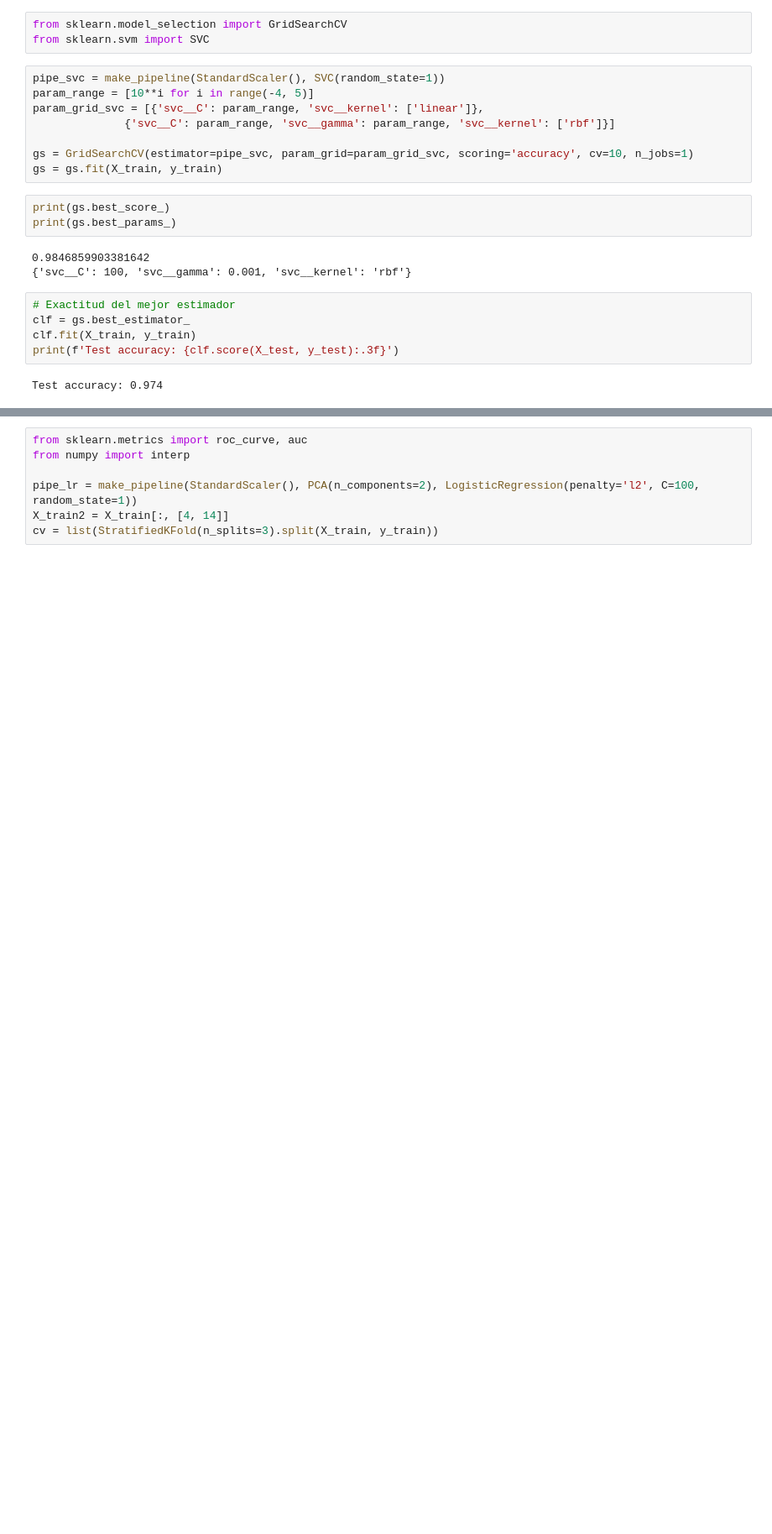
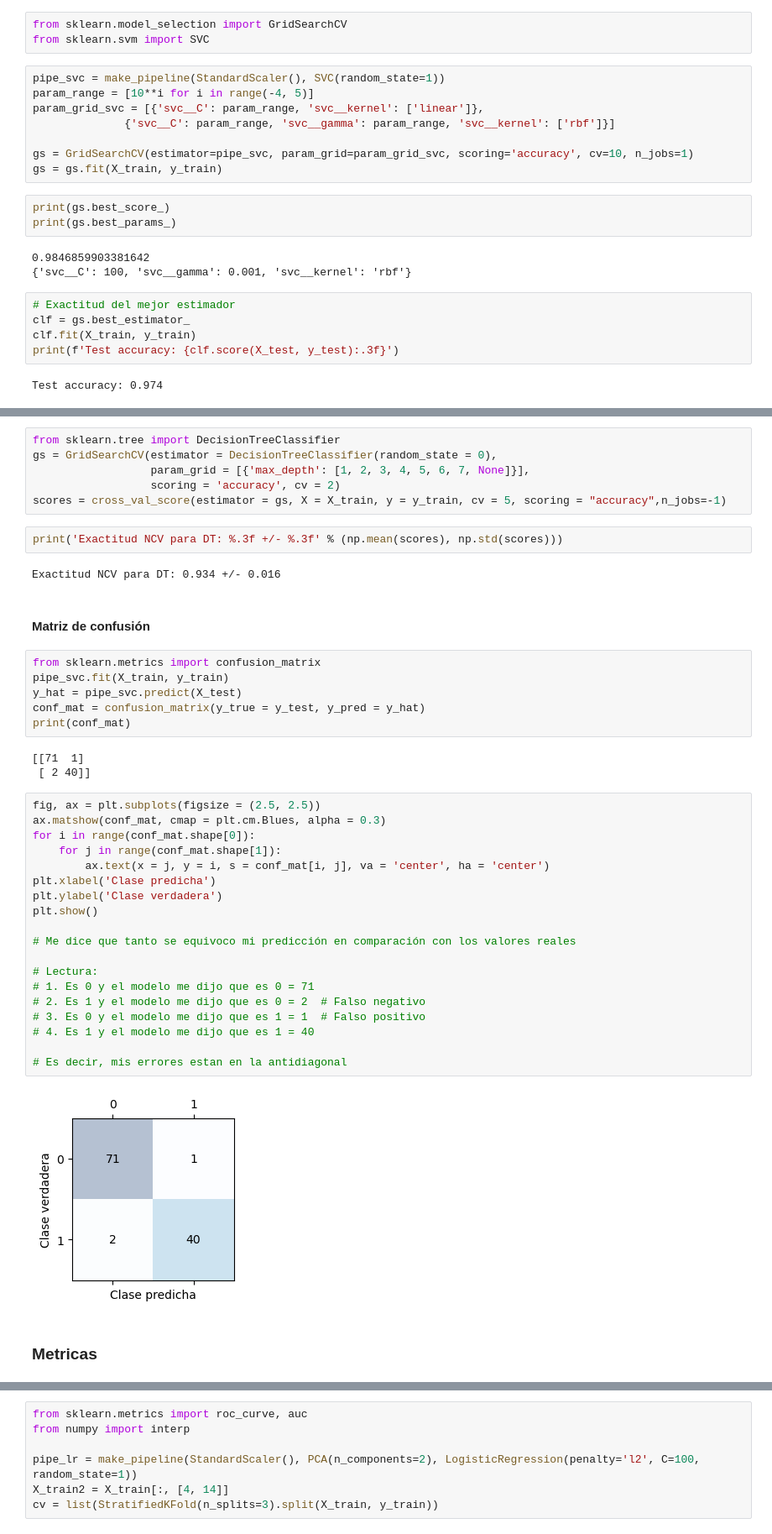
Before and after one commit to emilianodesu/LCD-5Sem-2025-1, a Jupyter notebook: PPCD/T1 Introduccion a ciencia de datos/1.5 Mejores practicas y ajusta de hiperparams/t1_5_mejores_practicas_y_ajuste.ipynb, the cells around one changed output, grey strips where cells are left out. Shown at 84% size. Drawn from its saved outputs; the diff is of its cells as text; blank space fills up the shorter version.

```diff
--- a/PPCD/T1 Introduccion a ciencia de datos/1.5 Mejores practicas/mejoras_ajuste_hiperparams.ipynb
+++ b/PPCD/T1 Introduccion a ciencia de datos/1.5 Mejores practicas y ajusta de hiperparams/t1_5_mejores_practicas_y_ajuste.ipynb
@@ -177,0 +193,44 @@ Test accuracy: 0.974
+# %%
+from sklearn.tree import DecisionTreeClassifier
+gs = GridSearchCV(estimator = DecisionTreeClassifier(random_state = 0),
+                  param_grid = [{'max_depth': [1, 2, 3, 4, 5, 6, 7, None]}],
+                  scoring = 'accuracy', cv = 2)
+scores = cross_val_score(estimator = gs, X = X_train, y = y_train, cv = 5, scoring = "accuracy",n_jobs=-1)
+# %%
+print('Exactitud NCV para DT: %.3f +/- %.3f' % (np.mean(scores), np.std(scores)))
+# %% [output]
+Exactitud NCV para DT: 0.934 +/- 0.016
+# %% [markdown]
+#### Matriz de confusión
+# %%
+from sklearn.metrics import confusion_matrix
+pipe_svc.fit(X_train, y_train)
+y_hat = pipe_svc.predict(X_test)
+conf_mat = confusion_matrix(y_true = y_test, y_pred = y_hat)
+print(conf_mat)
+# %% [output]
+[[71  1]
+ [ 2 40]]
+# %%
+fig, ax = plt.subplots(figsize = (2.5, 2.5))
+ax.matshow(conf_mat, cmap = plt.cm.Blues, alpha = 0.3)
+for i in range(conf_mat.shape[0]):
+    for j in range(conf_mat.shape[1]):
+        ax.text(x = j, y = i, s = conf_mat[i, j], va = 'center', ha = 'center')
+plt.xlabel('Clase predicha')
+plt.ylabel('Clase verdadera')
+plt.show()
+
+# Me dice que tanto se equivoco mi predicción en comparación con los valores reales
+
+# Lectura:
+# 1. Es 0 y el modelo me dijo que es 0 = 71
+# 2. Es 1 y el modelo me dijo que es 0 = 2  # Falso negativo
+# 3. Es 0 y el modelo me dijo que es 1 = 1  # Falso positivo
+# 4. Es 1 y el modelo me dijo que es 1 = 40
+
+# Es decir, mis errores estan en la antidiagonal
+# %% [output]
+[figure, added]
+# %% [markdown]
+### Metricas
```
Also changed, not shown: parts of 27 cells of this notebook, 10 other files.
